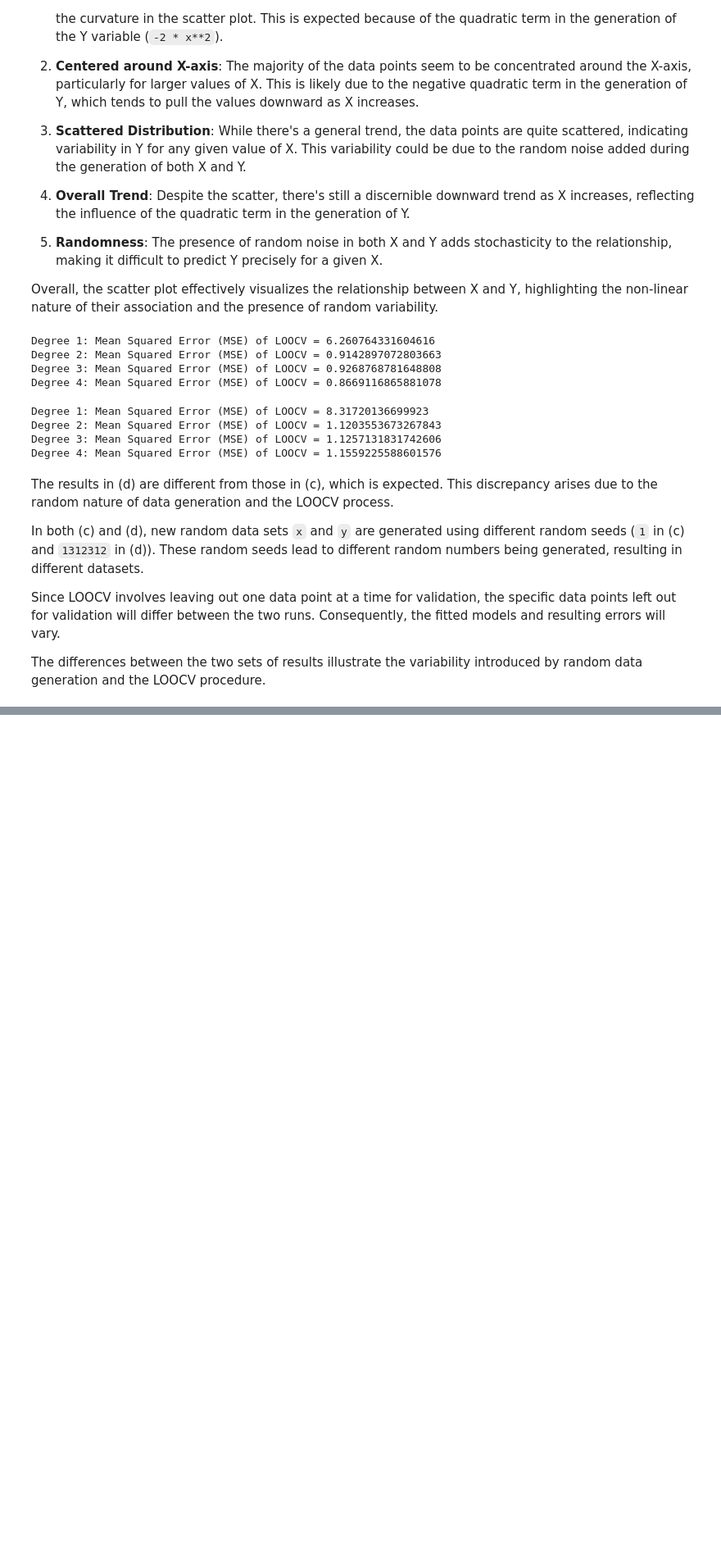
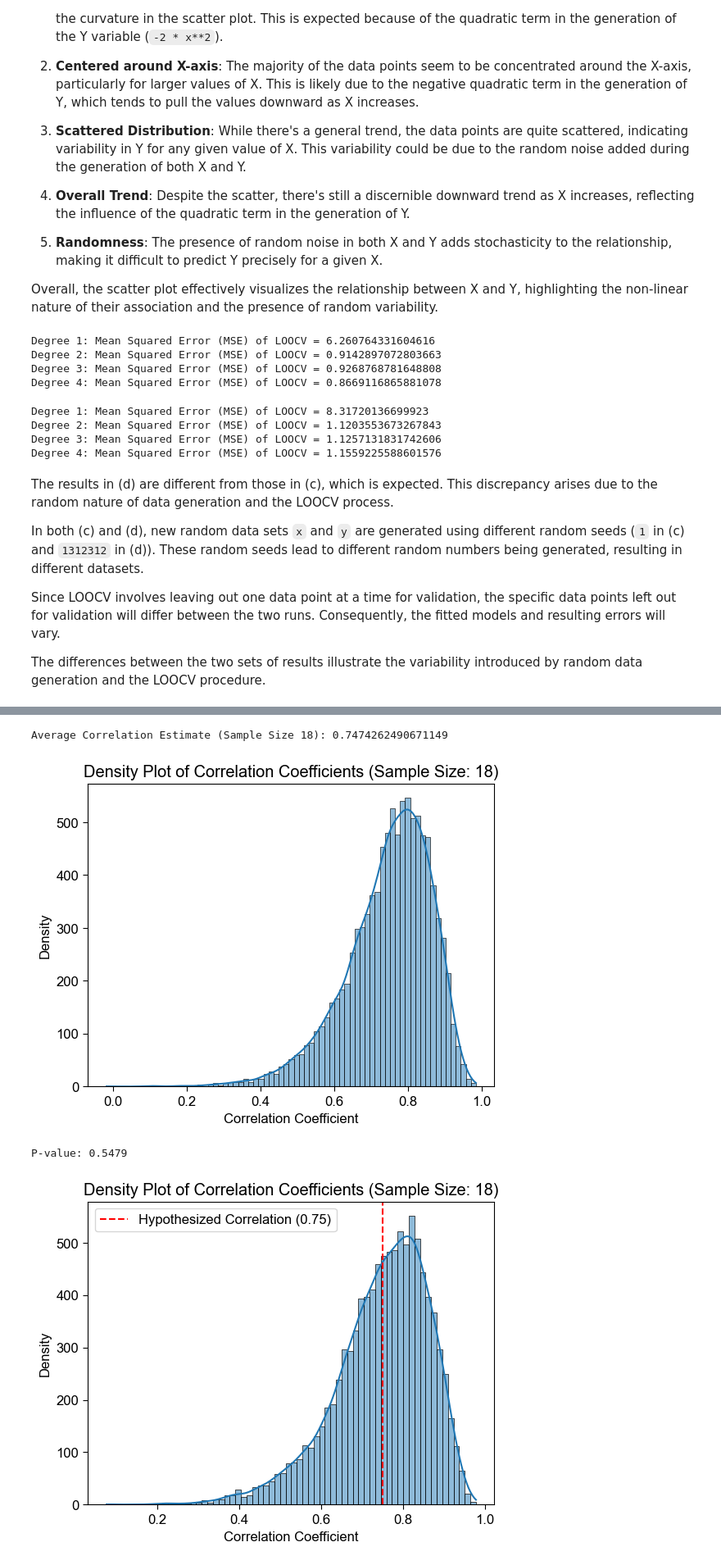
Before and after one commit to moleh13/EC48E, a Jupyter notebook: PS03.ipynb, the cells around one changed output, grey strips where cells are left out. Shown at 82% size. Cells and saved outputs as stored; diff of their text form; code cells hidden in the pictures; blank space fills up the shorter version.

```diff
--- a/PS03.ipynb
+++ b/PS03.ipynb
@@ -993,0 +1224,13 @@ The differences between the two sets of results illustrate the variability intro
+# %%
+# Calculate 99%, 95%, 90%, 10%, 5%, 1% quantiles of the correlation coefficient for the sample size = [40,30,20,10,5]
+quantiles = []
+for sample_size in sample_sizes:
+    corr_coefs = np.zeros(B)
+    for i in range(B):
+        bootstrap_sample = data.sample(n=sample_size, replace=True)
+        corr = bootstrap_sample['GPA'].corr(bootstrap_sample['SAT'])
+        corr_coefs[i] = corr
+    quantiles.append(np.quantile(corr_coefs, [0.01, 0.05, 0.1, 0.9, 0.95, 0.99]))
+quantiles_df = pd.DataFrame(quantiles, columns=['1%', '5%', '10%', '90%', '95%', '99%'])
+quantiles_df.index = sample_sizes
+display(quantiles_df)
@@ -993,0 +1265,59 @@ The differences between the two sets of results illustrate the variability intro
+# %%
+data = pd.read_csv('correl_pop.csv')
+
+for i in range(B):
+    # Draw a bootstrap sample with replacement
+    bootstrap_sample = data.sample(n=18, replace=True)
+
+    # Calculate correlation coefficient
+    corr = bootstrap_sample['GPA'].corr(bootstrap_sample['SAT'])
+
+    # Store correlation coefficient
+    corr_coefs[i] = corr
+
+# Calculate average correlation estimate
+avg_corr_estimate = np.mean(corr_coefs)
+print(f"Average Correlation Estimate (Sample Size {18}): {avg_corr_estimate}")
+
+# Plot the density plot for each sample size
+sns.histplot(corr_coefs, kde=True)
+plt.title(f'Density Plot of Correlation Coefficients (Sample Size: {18})')
+plt.xlabel('Correlation Coefficient')
+plt.ylabel('Density')
+plt.show()
+
+# Read the data
+data = pd.read_csv('correl_pop.csv')
+
+# Initialize array to store correlation coefficients
+corr_coefs = np.zeros(B)
+
+# Bootstrap procedure
+for i in range(B):
+    # Draw a bootstrap sample with replacement
+    bootstrap_sample = data.sample(n=18, replace=True)
+
+    # Calculate correlation coefficient
+    corr = bootstrap_sample['GPA'].corr(bootstrap_sample['SAT'])
+
+    # Store correlation coefficient
+    corr_coefs[i] = corr
+
+# Calculate proportion of correlation coefficients >= 0.75
+p_value = np.mean(corr_coefs >= 0.75)
+
+print(f"P-value: {p_value}")
+
+# Plot the density plot for each sample size
+sns.histplot(corr_coefs, kde=True)
+plt.axvline(x=0.75, color='r', linestyle='--', label='Hypothesized Correlation (0.75)')
+plt.title(f'Density Plot of Correlation Coefficients (Sample Size: {18})')
+plt.xlabel('Correlation Coefficient')
+plt.ylabel('Density')
+plt.legend()
+plt.show()
+# %% [output]
+Average Correlation Estimate (Sample Size 18): 0.7474262490671149
+[figure, added]
+P-value: 0.5479
+[figure, added]
```
Also changed, not shown: parts of 17 cells of this notebook.
